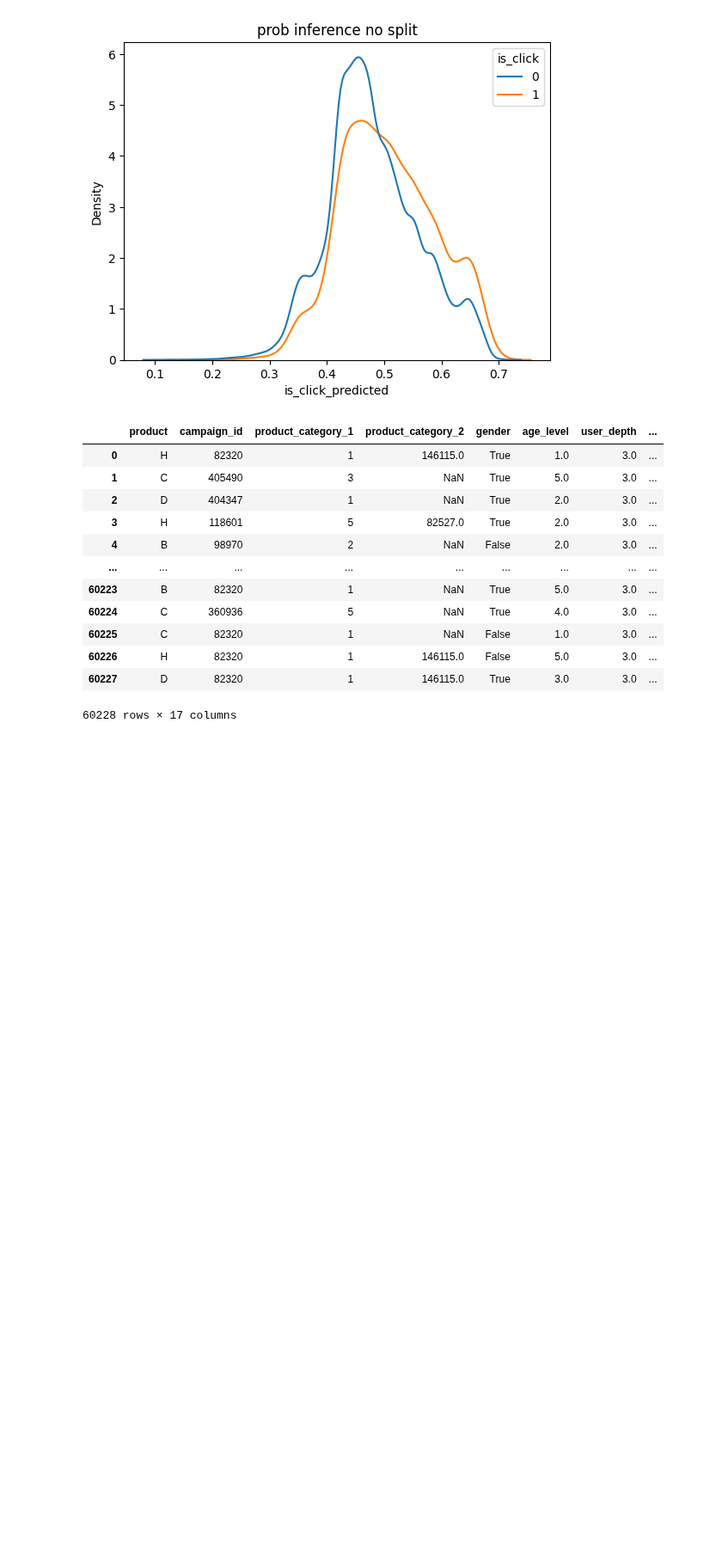
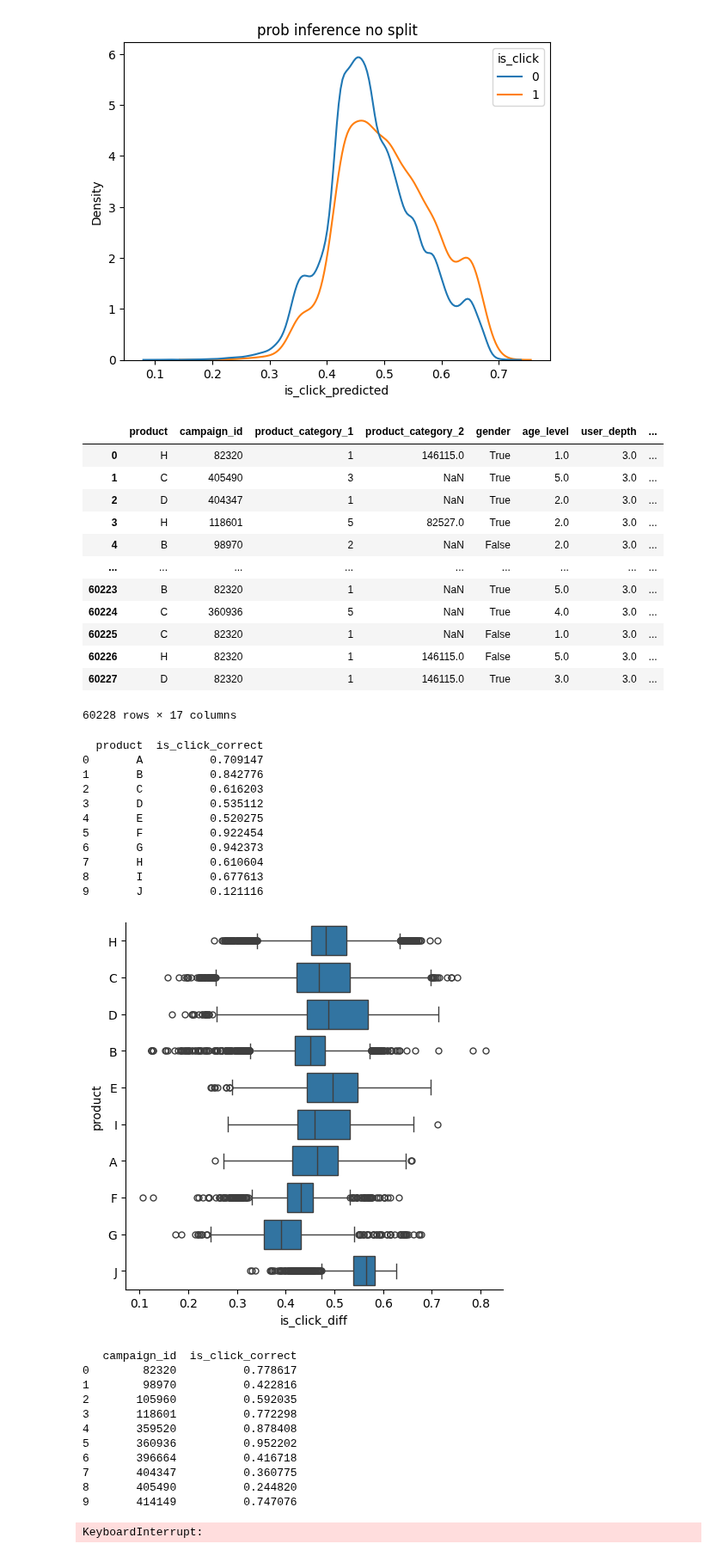
Before and after one commit to OphirTuretz/Y-DATA-Ninjas, a Jupyter notebook: notebooks/error_analysis_ophir.ipynb, the cells around one changed output. Shown at 86% size. Drawn from its saved outputs; the diff is of its cells as text; code cells hidden in the pictures; blank space fills up the shorter version.

```diff
--- a/notebooks/error_analysis_ophir.ipynb
+++ b/notebooks/error_analysis_ophir.ipynb
@@ -242,5 +242,33 @@ display(error_analysis_data)
 | 60226 | H | 82320 | 1 | 146115.0 | False | 5.0 | 3.0 | ... |
 | 60227 | D | 82320 | 1 | 146115.0 | True | 3.0 | 3.0 | ... |
 60228 rows × 17 columns
-# %%
-for categorical_column in CATEGORICAL_FEATURES_CATBOOST
+# %%
+for categorical_column in FEATURES_LIST:
+    print(error_analysis_data.groupby(categorical_column)["is_click_correct"].mean().reset_index().to_string())
+    sns.catplot(data = error_analysis_data, y = categorical_column, x = "is_click_diff", kind = "box")
+    plt.show()
+# %% [output]
+  product  is_click_correct
+0       A          0.709147
+1       B          0.842776
+2       C          0.616203
+3       D          0.535112
+4       E          0.520275
+5       F          0.922454
+6       G          0.942373
+7       H          0.610604
+8       I          0.677613
+9       J          0.121116
+[figure, added]
+   campaign_id  is_click_correct
+0        82320          0.778617
+1        98970          0.422816
+2       105960          0.592035
+3       118601          0.772298
+4       359520          0.878408
+5       360936          0.952202
+6       396664          0.416718
+7       404347          0.360775
+8       405490          0.244820
+9       414149          0.747076
+KeyboardInterrupt:
```
